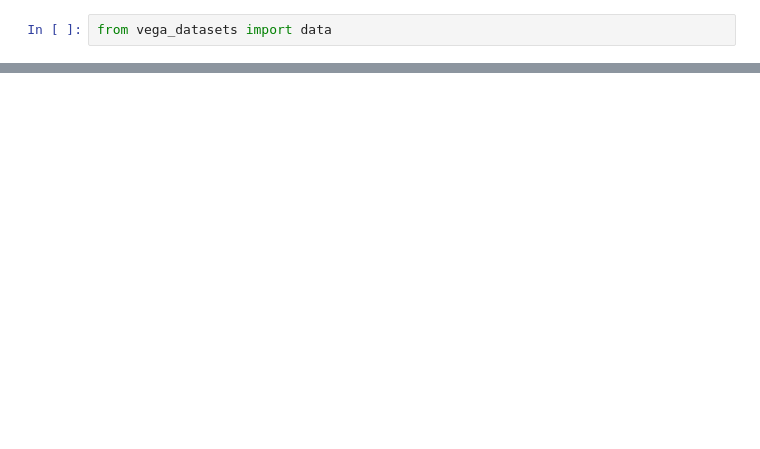
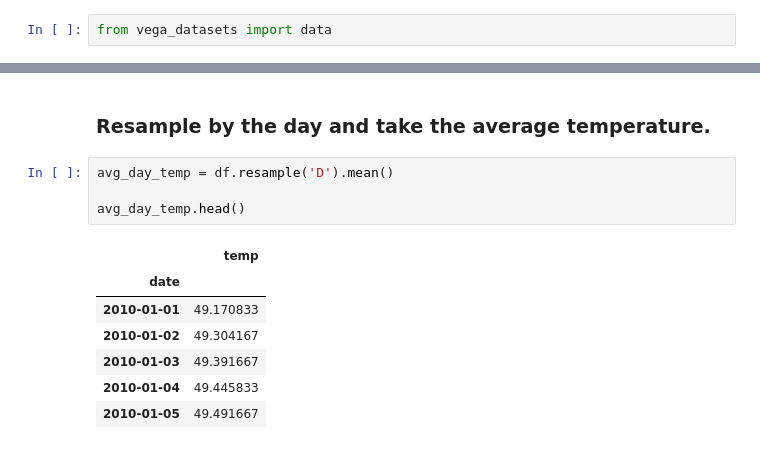
Before and after one commit to SamuelD-Data/time-series-exercises, a Jupyter notebook: working_with_time_series_data.ipynb, the cells around one changed output, grey strips where cells are left out. Drawn from its saved outputs; the diff is of its cells as text; blank space fills up the shorter version.

```diff
--- a/working_with_time_series_data.ipynb
+++ b/working_with_time_series_data.ipynb
@@ -18,0 +17,14 @@ data.sf_temps()
+# %% [markdown]
+### Resample by the day and take the average temperature.
+# %%
+avg_day_temp = df.resample('D').mean()
+
+avg_day_temp.head()
+# %% [output]
+|  | temp |
+| date |  |
+| 2010-01-01 | 49.170833 |
+| 2010-01-02 | 49.304167 |
+| 2010-01-03 | 49.391667 |
+| 2010-01-04 | 49.445833 |
+| 2010-01-05 | 49.491667 |
```
Also changed, not shown: parts of 17 cells of this notebook.
